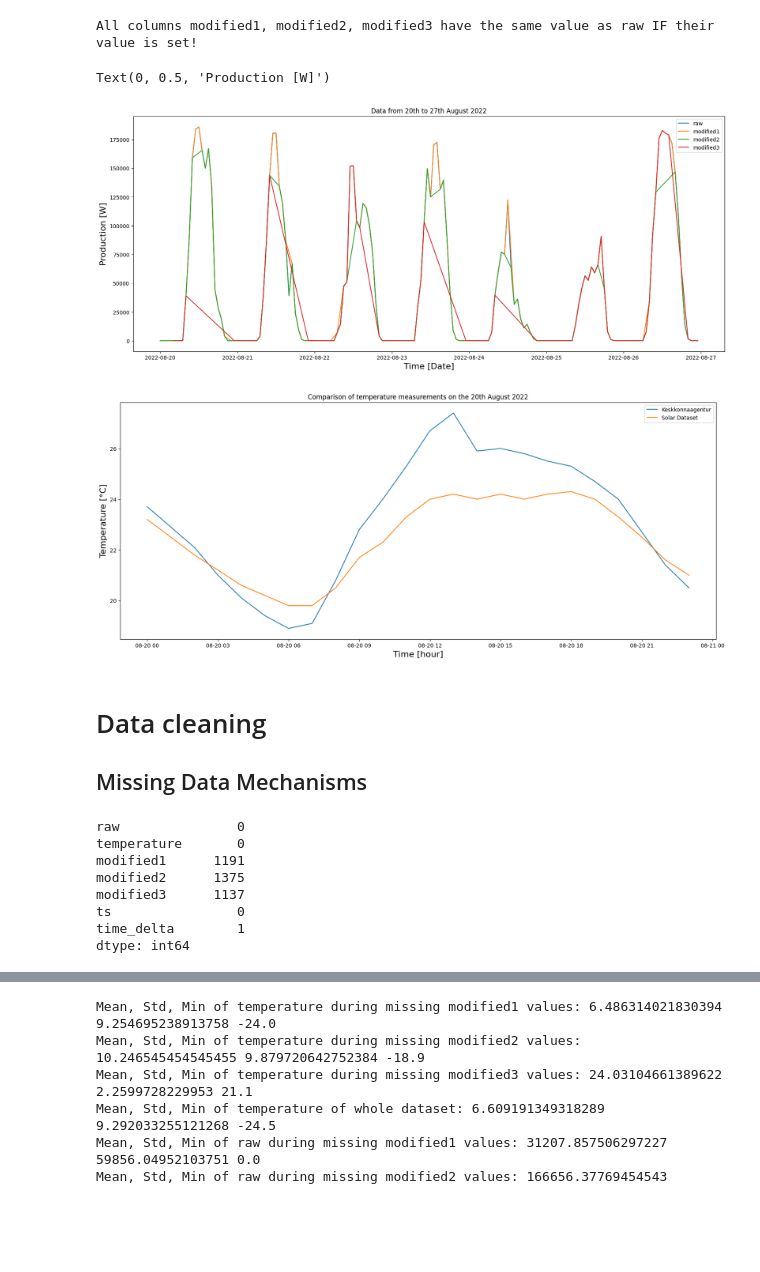
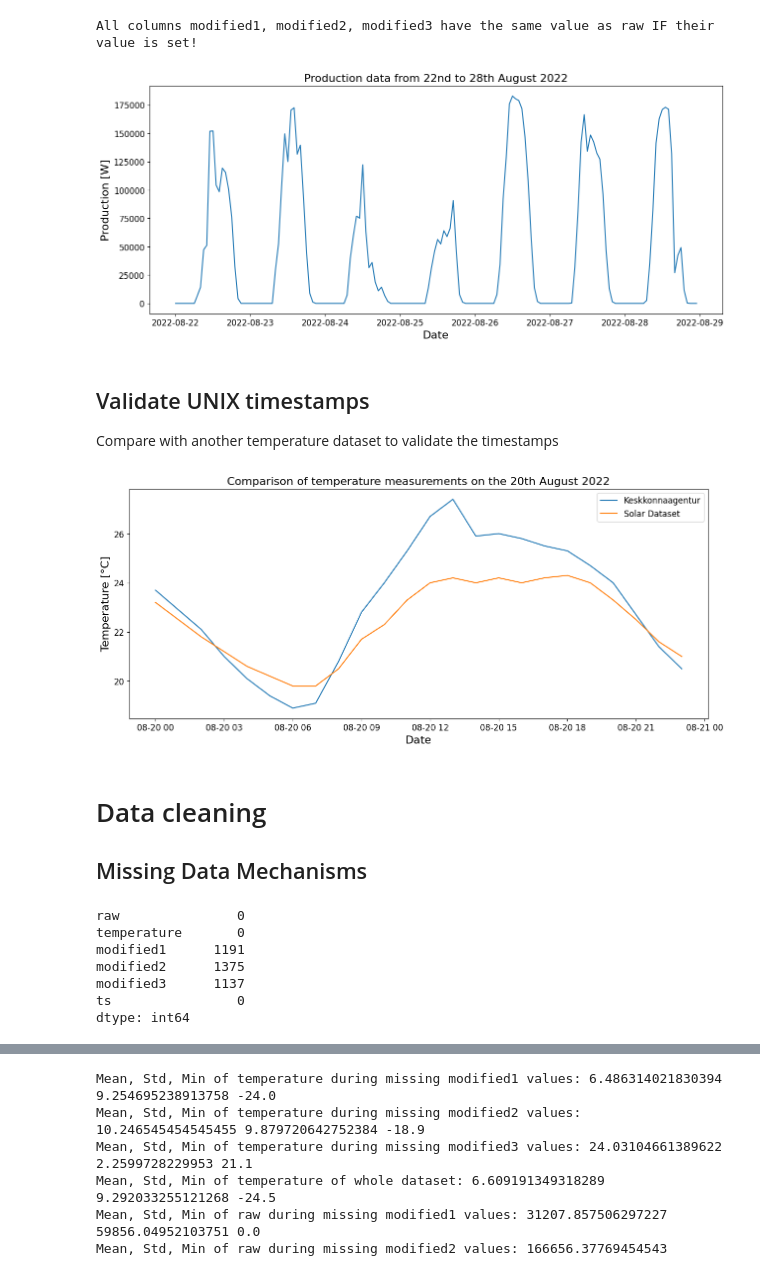
Before and after one commit to niloos/its8080-project-1, a Jupyter notebook: solar_data_analysis.ipynb, the cells around one changed output, grey strips where cells are left out. Saved outputs shown, nothing was run; the diff lists cells and outputs as text; code cells hidden in the pictures; blank space fills up the shorter version.

```diff
--- a/solar_data_analysis.ipynb
+++ b/solar_data_analysis.ipynb
@@ -3,8 +3,10 @@ import numpy as np
 import pandas as pd
 import matplotlib.pyplot as plt
 import seaborn as sns
-from datetime import datetime
+from datetime import datetime, timedelta
 from zoneinfo import ZoneInfo
+
+plt.rcParams.update({'font.size': 12})
 # %% [markdown]
 # Data Collection
 # %%
@@ -28,5 +30,0 @@ Text(0, 0.5, 'Temperature [°C]')
-# %%
-# check timestamp steps (search if ts are missing)
-df['time_delta'] = df.index.diff().total_seconds()
-if len(df['time_delta'].mode()) == 1:
-    print("Time series is continous with interval", df['time_delta'].mode()[0])
@@ -44,22 +91,26 @@ All columns modified1, modified2, modified3 have the same value as raw IF their
 # %%
 
 # check raw data over a week
-start_date = datetime(2022, 8,20, tzinfo=ZoneInfo("Europe/Tallinn"))
-end_date = datetime(2022, 8, 27, tzinfo=ZoneInfo("Europe/Tallinn"))
+start_date = datetime(2022, 8,22, tzinfo=ZoneInfo("Europe/Tallinn"))
+end_date = datetime(2022, 8, 29, tzinfo=ZoneInfo("Europe/Tallinn"))
 
 df_week = df[(df.index >= start_date) & (df.index < end_date)]
 
-plt.figure(figsize=(20,8))
-plt.title("Data from 20th to 27th August 2022")
-p = sns.lineplot(data=df_week['raw'], label="raw")
-p = sns.lineplot(data=df_week['modified1'], label="modified1")
-p = sns.lineplot(data=df_week['modified2'], label="modified2")
-p = sns.lineplot(data=df_week['modified3'], label="modified3")
-p.set_xlabel("Time [Date]", fontsize=16)
+plt.figure(figsize=(15,6))
+plt.title("Production data from 22nd to 28th August 2022", fontsize=16)
+p = sns.lineplot(data=df_week['raw'])
+#p = sns.lineplot(data=df_week['modified1'], label="modified1")
+#p = sns.lineplot(data=df_week['modified2'], label="modified2")
+#p = sns.lineplot(data=df_week['modified3'], label="modified3")
+p.set_xlabel("Date", fontsize=16)
 p.set_ylabel("Production [W]", fontsize=16)
+plt.savefig("diagrams/diagram_production_data_week.pdf")
 # %% [output]
-Text(0, 0.5, 'Production [W]')
-[figure, old version]
+[figure, new version]
+# %% [markdown]
+## Validate UNIX timestamps
+
+Compare with another temperature dataset to validate the timestamps
 # %%
 # weather dataset for comparison -> are the timestamps in UNIX UTC?
 df_weather = pd.read_csv('data/Tallinn-Harku-2004-juuni-2024.csv', delimiter=';', decimal=',') # source: https://www.ilmateenistus.ee/wp-content/uploads/2024/07/Tallinn-Harku-2004-juuni-2024.xlsx
@@ -74,15 +125,15 @@ end_date = datetime(2022, 8, 21, tzinfo=ZoneInfo("Europe/Tallinn"))
 temperature_dataset = df['temperature'][(df.index >= start_date) &  (df.index < end_date)]
 temperature_keskkonnaagentuur  = df_weather['temp'][(df_weather.index >= start_date) &  (df_weather.index < end_date)]
 
-plt.figure(figsize=(20,8))
-plt.title("Comparison of temperature measurements on the 20th August 2022")
+plt.figure(figsize=(15,6))
+plt.title("Comparison of temperature measurements on the 20th August 2022", fontsize=16)
 p = sns.lineplot(data=temperature_keskkonnaagentuur, label="Keskkonnaagentur")
 p = sns.lineplot(data=temperature_dataset, label="Solar Dataset")
-p.set_xlabel("Time [hour]", fontsize=16)
+p.set_xlabel("Date", fontsize=16)
 p.set_ylabel("Temperature [°C]", fontsize=16)
 plt.savefig("diagrams/diagram_comparison_weather_data.pdf")
 # %% [output]
-[figure, old version]
+[figure, new version]
 # %% [markdown]
 # Data cleaning
 ## Missing Data Mechanisms
@@ -97,7 +148,6 @@ modified1      1191
 modified2      1375
 modified3      1137
 ts                0
-time_delta        1
 dtype: int64
 # %%
 import missingno as msno
```
Also changed, not shown: parts of 26 cells of this notebook.
